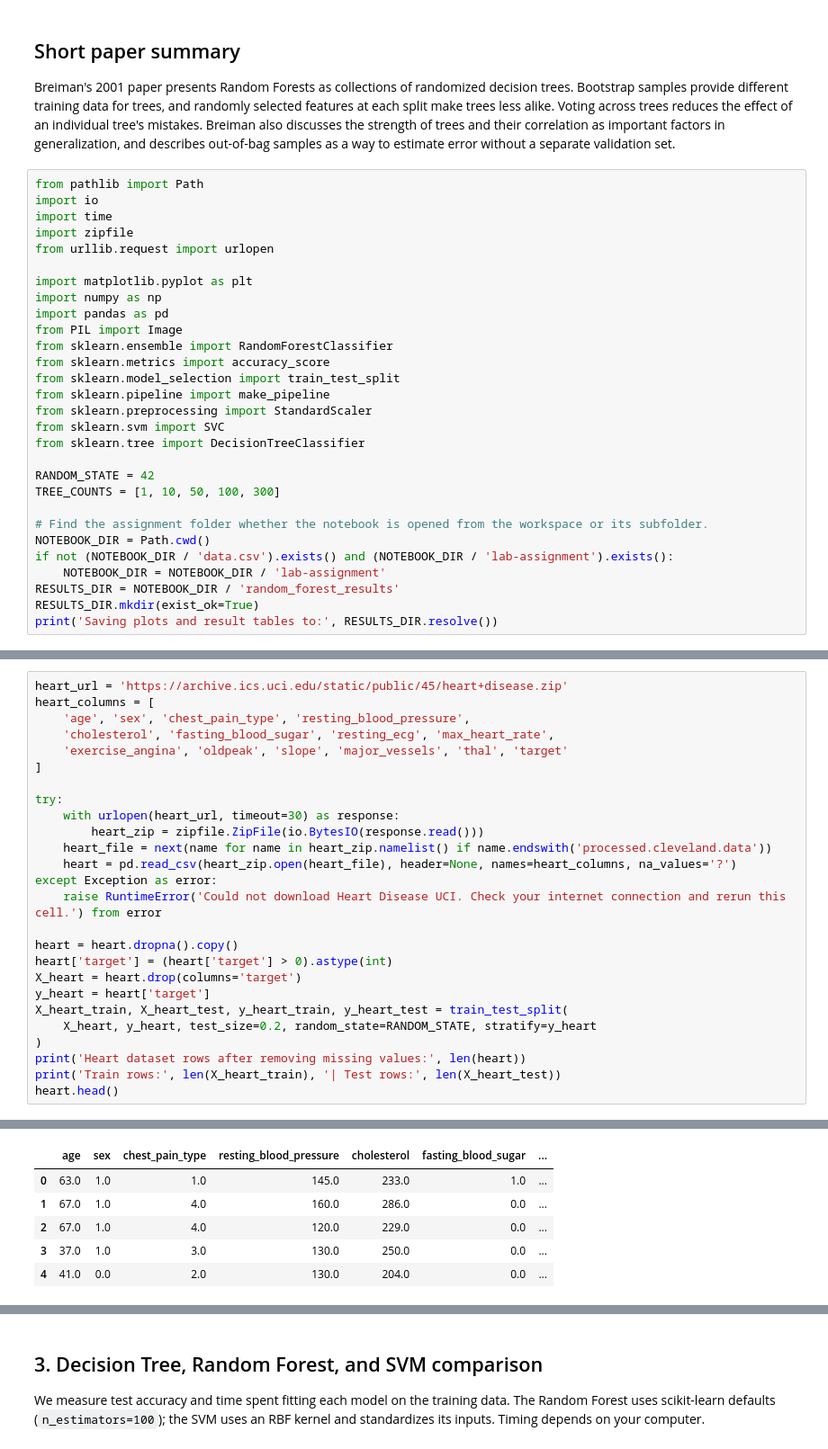
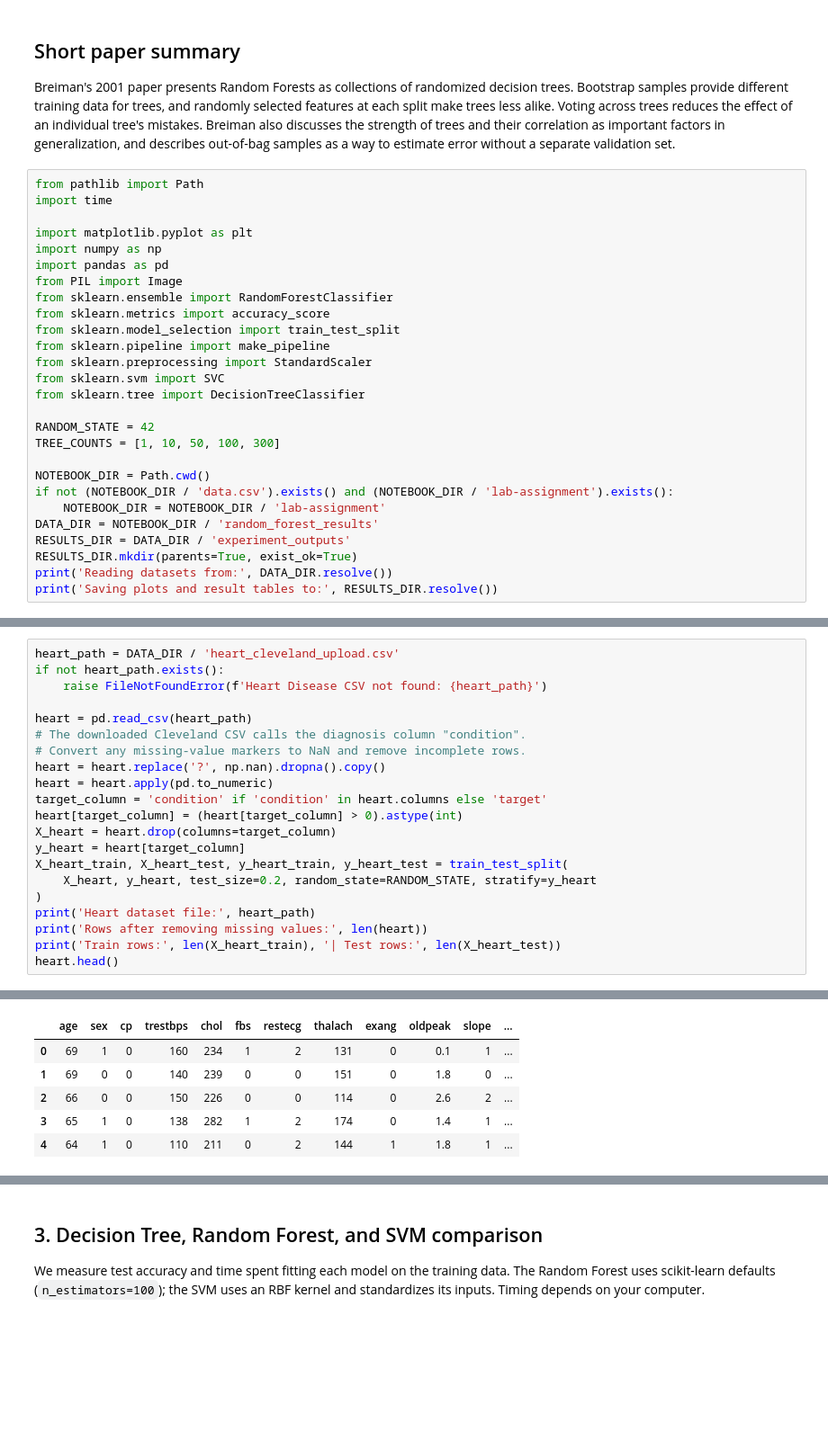
Before and after one commit to umar5252-g/ml-lab, a Jupyter notebook: random_forest_assignment.ipynb, the cells around one changed output, grey strips where cells are left out. Shown at 90% size. Drawn from its saved outputs; the diff is of its cells as text; blank space fills up the shorter version.

```diff
--- a/random_forest_assignment.ipynb
+++ b/random_forest_assignment.ipynb
@@ -10,10 +10,7 @@ This notebook runs the requested experiments on Heart Disease UCI and Intel Imag
 Breiman's 2001 paper presents Random Forests as collections of randomized decision trees. Bootstrap samples provide different training data for trees, and randomly selected features at each split make trees less alike. Voting across trees reduces the effect of an individual tree's mistakes. Breiman also discusses the strength of trees and their correlation as important factors in generalization, and describes out-of-bag samples as a way to estimate error without a separate validation set.
 # %%
 from pathlib import Path
-import io
 import time
-import zipfile
-from urllib.request import urlopen
 
 import matplotlib.pyplot as plt
 import numpy as np
@@ -30,11 +27,12 @@ from sklearn.tree import DecisionTreeClassifier
 RANDOM_STATE = 42
 TREE_COUNTS = [1, 10, 50, 100, 300]
 
-# Find the assignment folder whether the notebook is opened from the workspace or its subfolder.
 NOTEBOOK_DIR = Path.cwd()
 if not (NOTEBOOK_DIR / 'data.csv').exists() and (NOTEBOOK_DIR / 'lab-assignment').exists():
     NOTEBOOK_DIR = NOTEBOOK_DIR / 'lab-assignment'
-RESULTS_DIR = NOTEBOOK_DIR / 'random_forest_results'
-RESULTS_DIR.mkdir(exist_ok=True)
+DATA_DIR = NOTEBOOK_DIR / 'random_forest_results'
+RESULTS_DIR = DATA_DIR / 'experiment_outputs'
+RESULTS_DIR.mkdir(parents=True, exist_ok=True)
+print('Reading datasets from:', DATA_DIR.resolve())
 print('Saving plots and result tables to:', RESULTS_DIR.resolve())
 # %% [output]
@@ -46,27 +45,22 @@ The Cleveland subset contains patient measurements and a diagnosis field. We con
 # %%
-heart_url = 'https://archive.ics.uci.edu/static/public/45/heart+disease.zip'
-heart_columns = [
-    'age', 'sex', 'chest_pain_type', 'resting_blood_pressure',
-    'cholesterol', 'fasting_blood_sugar', 'resting_ecg', 'max_heart_rate',
-    'exercise_angina', 'oldpeak', 'slope', 'major_vessels', 'thal', 'target'
-]
+heart_path = DATA_DIR / 'heart_cleveland_upload.csv'
+if not heart_path.exists():
+    raise FileNotFoundError(f'Heart Disease CSV not found: {heart_path}')
 
-try:
-    with urlopen(heart_url, timeout=30) as response:
-        heart_zip = zipfile.ZipFile(io.BytesIO(response.read()))
-    heart_file = next(name for name in heart_zip.namelist() if name.endswith('processed.cleveland.data'))
-    heart = pd.read_csv(heart_zip.open(heart_file), header=None, names=heart_columns, na_values='?')
-except Exception as error:
-    raise RuntimeError('Could not download Heart Disease UCI. Check your internet connection and rerun this cell.') from error
-
-heart = heart.dropna().copy()
-heart['target'] = (heart['target'] > 0).astype(int)
-X_heart = heart.drop(columns='target')
-y_heart = heart['target']
+heart = pd.read_csv(heart_path)
+# The downloaded Cleveland CSV calls the diagnosis column "condition".
+# Convert any missing-value markers to NaN and remove incomplete rows.
+heart = heart.replace('?', np.nan).dropna().copy()
+heart = heart.apply(pd.to_numeric)
+target_column = 'condition' if 'condition' in heart.columns else 'target'
+heart[target_column] = (heart[target_column] > 0).astype(int)
+X_heart = heart.drop(columns=target_column)
+y_heart = heart[target_column]
 X_heart_train, X_heart_test, y_heart_train, y_heart_test = train_test_split(
     X_heart, y_heart, test_size=0.2, random_state=RANDOM_STATE, stratify=y_heart
 )
-print('Heart dataset rows after removing missing values:', len(heart))
+print('Heart dataset file:', heart_path)
+print('Rows after removing missing values:', len(heart))
 print('Train rows:', len(X_heart_train), '| Test rows:', len(X_heart_test))
 heart.head()
 # %% [output]
@@ -74,10 +69,10 @@ Heart dataset rows after removing missing values: 297
 Train rows: 237 | Test rows: 60
-|  | age | sex | chest_pain_type | resting_blood_pressure | cholesterol | fasting_blood_sugar | ... |
-| 0 | 63.0 | 1.0 | 1.0 | 145.0 | 233.0 | 1.0 | ... |
-| 1 | 67.0 | 1.0 | 4.0 | 160.0 | 286.0 | 0.0 | ... |
-| 2 | 67.0 | 1.0 | 4.0 | 120.0 | 229.0 | 0.0 | ... |
-| 3 | 37.0 | 1.0 | 3.0 | 130.0 | 250.0 | 0.0 | ... |
-| 4 | 41.0 | 0.0 | 2.0 | 130.0 | 204.0 | 0.0 | ... |
+|  | age | sex | cp | trestbps | chol | fbs | restecg | thalach | exang | oldpeak | slope | ... |
+| 0 | 69 | 1 | 0 | 160 | 234 | 1 | 2 | 131 | 0 | 0.1 | 1 | ... |
+| 1 | 69 | 0 | 0 | 140 | 239 | 0 | 0 | 151 | 0 | 1.8 | 0 | ... |
+| 2 | 66 | 0 | 0 | 150 | 226 | 0 | 0 | 114 | 0 | 2.6 | 2 | ... |
+| 3 | 65 | 1 | 0 | 138 | 282 | 1 | 2 | 174 | 0 | 1.4 | 1 | ... |
+| 4 | 64 | 1 | 0 | 110 | 211 | 0 | 2 | 144 | 1 | 1.8 | 1 | ... |
 # %% [markdown]
 ## 2. Intel Image Classification dataset
 
```
Also changed, not shown: parts of 11 cells of this notebook, 25 other files.
